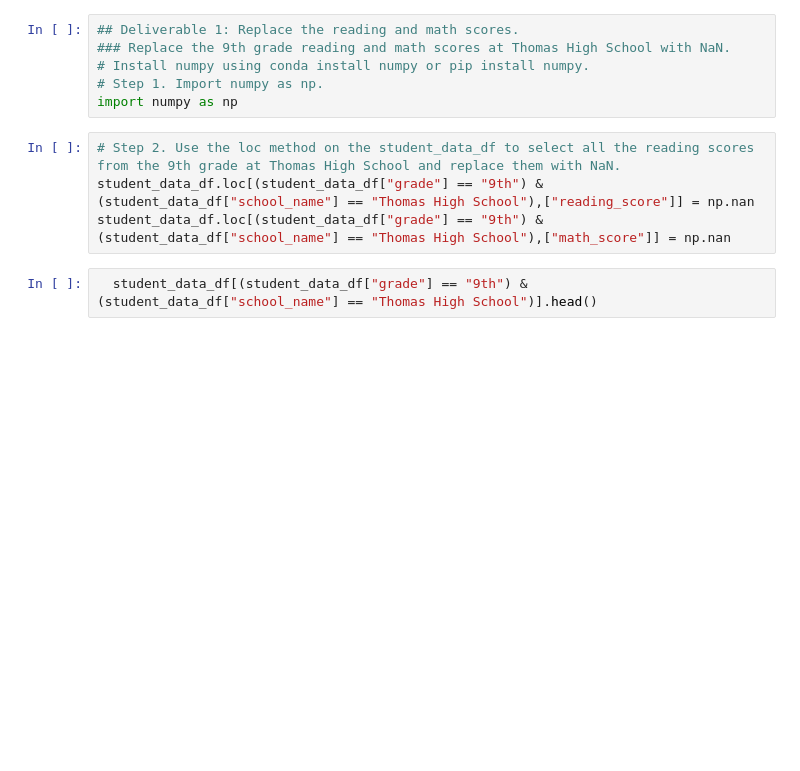
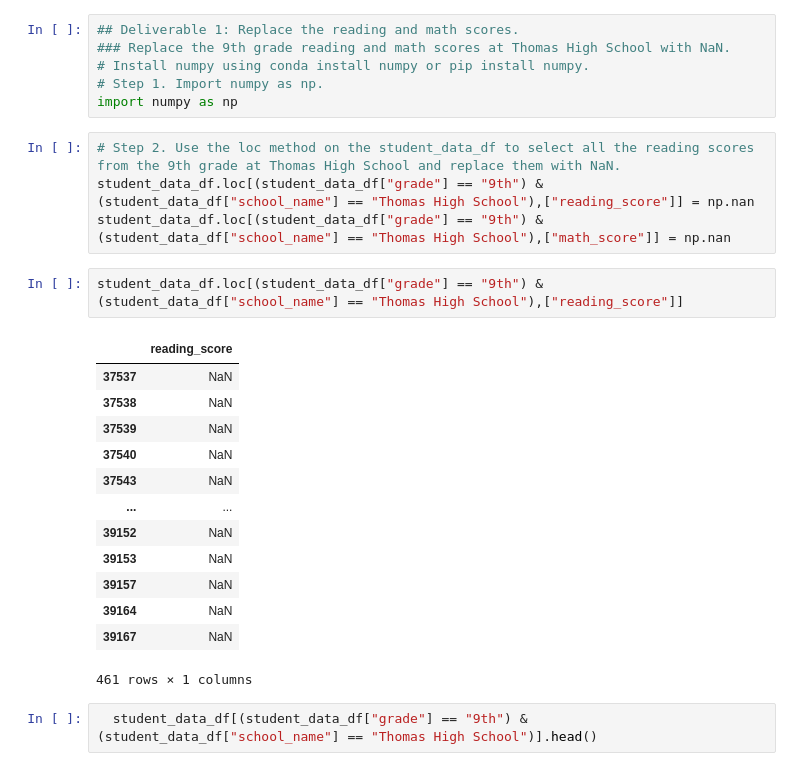
Before and after one commit to mobinapiracha/School_District_Analysis, a Jupyter notebook: PyCitySchools_Challenge.ipynb, the cells around one changed output. Saved outputs shown, nothing was run; the diff lists cells and outputs as text; blank space fills up the shorter version.

```diff
--- a/PyCitySchools_Challenge.ipynb
+++ b/PyCitySchools_Challenge.ipynb
@@ -42,6 +42,22 @@ import numpy as np
 # Step 2. Use the loc method on the student_data_df to select all the reading scores from the 9th grade at Thomas High School and replace them with NaN.
 student_data_df.loc[(student_data_df["grade"] == "9th") & (student_data_df["school_name"] == "Thomas High School"),["reading_score"]] = np.nan
 student_data_df.loc[(student_data_df["grade"] == "9th") & (student_data_df["school_name"] == "Thomas High School"),["math_score"]] = np.nan
+# %%
+student_data_df.loc[(student_data_df["grade"] == "9th") & (student_data_df["school_name"] == "Thomas High School"),["reading_score"]]
+# %% [output]
+|  | reading_score |
+| 37537 | NaN |
+| 37538 | NaN |
+| 37539 | NaN |
+| 37540 | NaN |
+| 37543 | NaN |
+| ... | ... |
+| 39152 | NaN |
+| 39153 | NaN |
+| 39157 | NaN |
+| 39164 | NaN |
+| 39167 | NaN |
+461 rows × 1 columns
 # %%
   student_data_df[(student_data_df["grade"] == "9th") & (student_data_df["school_name"] == "Thomas High School")].head()
 # %% [output]
```
Also changed, not shown: parts of 2 cells of this notebook, 1 other file.
